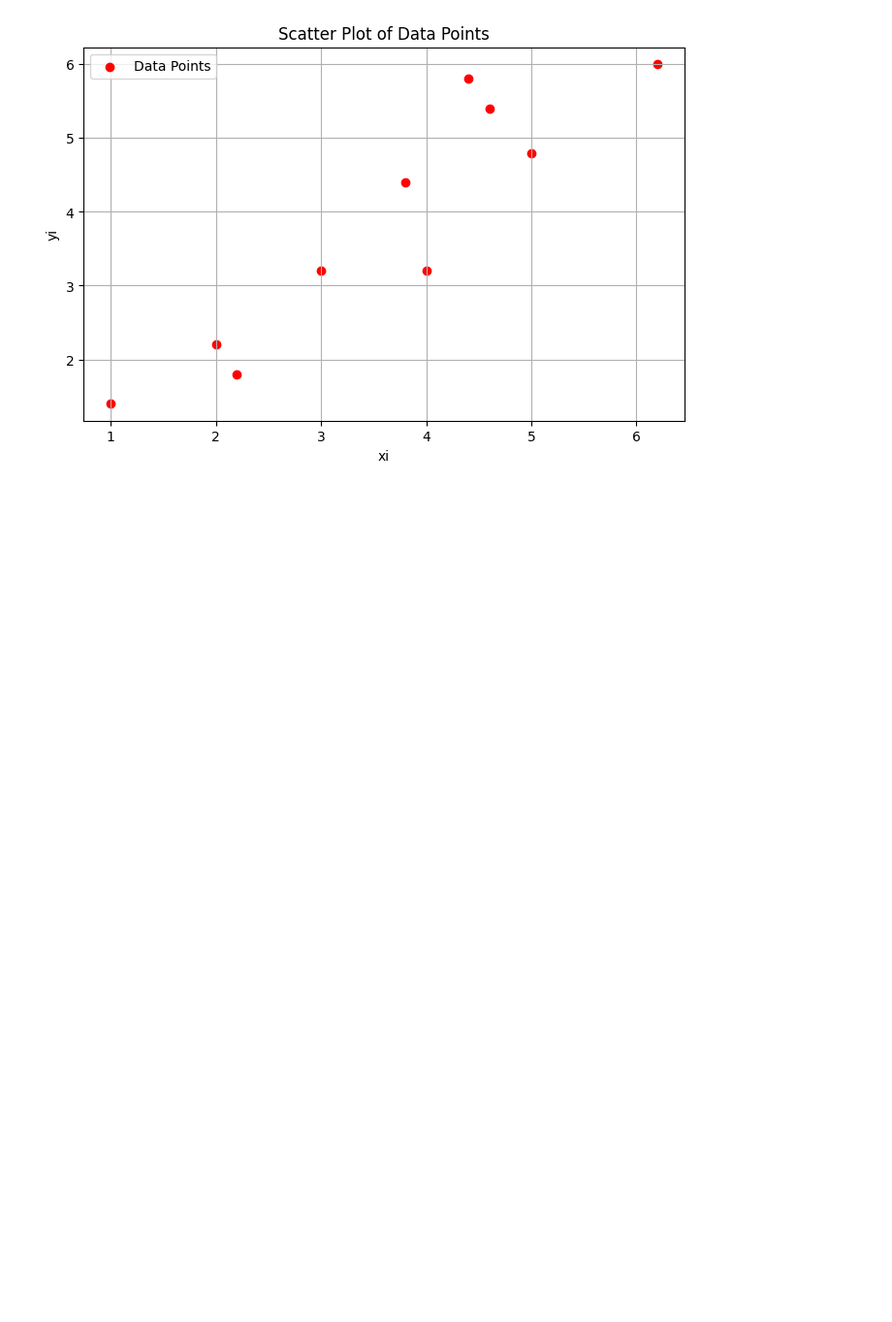
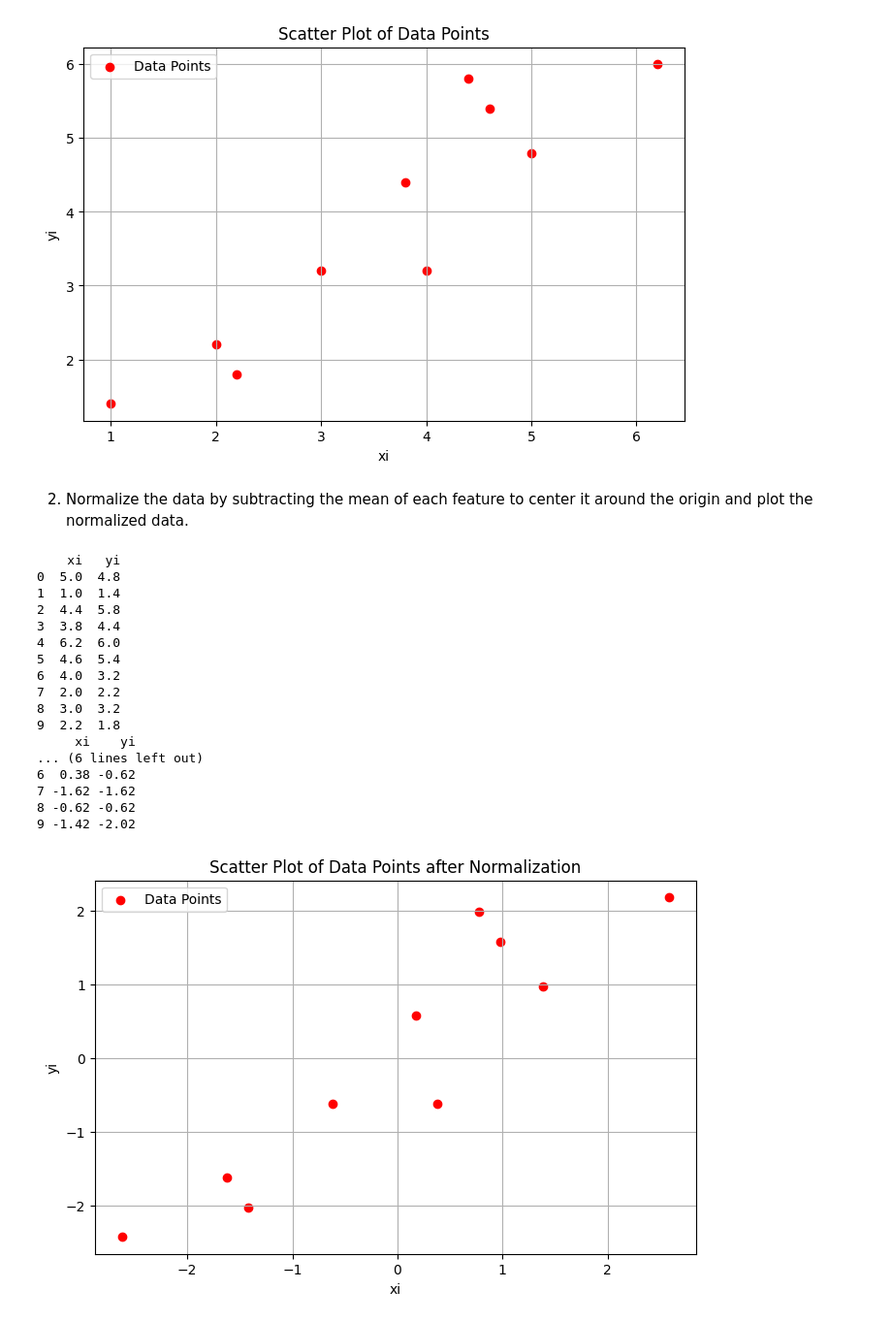
Before and after one commit to kamilakhtar015/Machine-Learning---Concepts-GSU-, a Jupyter notebook: PCA_Implementation_ML.ipynb, the cells around one changed output. Shown at 97% size. Cells and saved outputs as stored; diff of their text form; code cells hidden in the pictures; blank space fills up the shorter version.

```diff
--- a/PCA_Implementation_ML.ipynb
+++ b/PCA_Implementation_ML.ipynb
@@ -35,3 +35,44 @@ plt.grid(True)
 plt.show()
 # %% [output]
 [figure]
+# %% [markdown]
+2. Normalize the data by subtracting the mean of each feature to center it around the origin and
+plot the normalized data.
+# %%
+print(data)
+
+xi_mean = data['xi'].mean()
+yi_mean = data['yi'].mean()
+
+data['xi'] = data['xi'] - xi_mean
+data['yi'] = data['yi'] - yi_mean
+
+print(data)
+
+plt.figure(figsize=(8,5))
+plt.scatter(data['xi'], data['yi'], color='red', label='Data Points')
+plt.xlabel('xi')
+plt.ylabel('yi')
+plt.title('Scatter Plot of Data Points after Normalization')
+plt.legend()
+plt.grid(True)
+plt.show()
+# %% [output]
+    xi   yi
+0  5.0  4.8
+1  1.0  1.4
+2  4.4  5.8
+3  3.8  4.4
+4  6.2  6.0
+5  4.6  5.4
+6  4.0  3.2
+7  2.0  2.2
+8  3.0  3.2
+9  2.2  1.8
+     xi    yi
+... (6 lines left out)
+6  0.38 -0.62
+7 -1.62 -1.62
+8 -0.62 -0.62
+9 -1.42 -2.02
+[figure, added]
```
Also changed, not shown: parts of 11 cells of this notebook.
